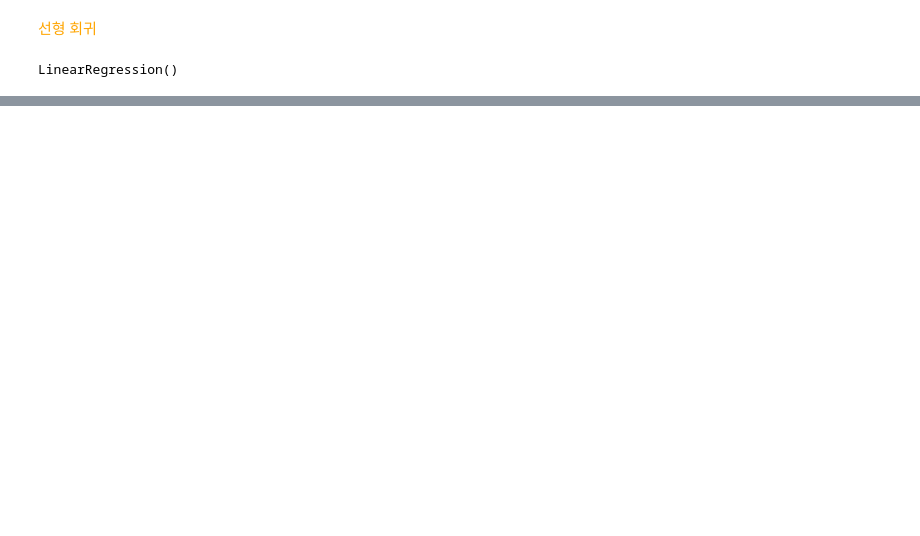
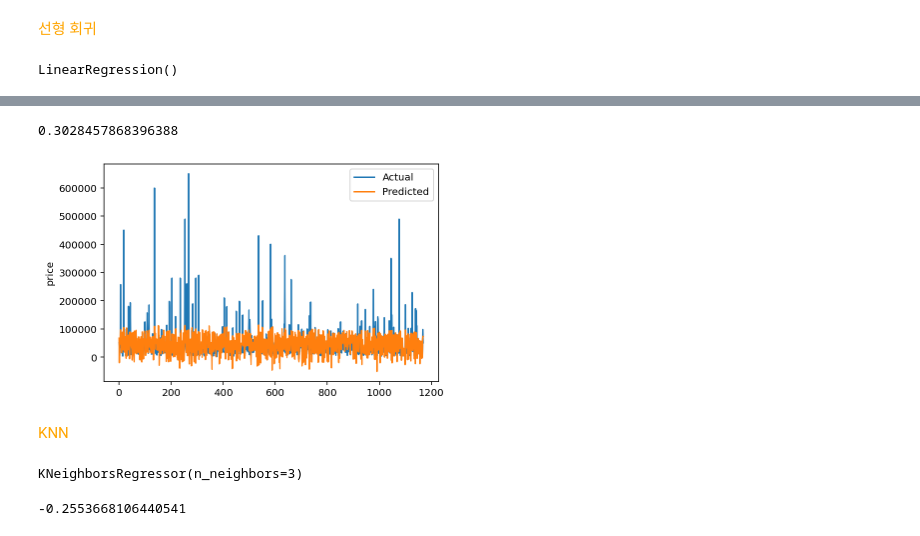
Before and after one commit to juddy7453/DataProcessing, a Jupyter notebook: Used_Car_Price_Prediction.ipynb, the cells around one changed output, grey strips where cells are left out. Drawn from its saved outputs; the diff is of its cells as text; code cells hidden in the pictures; blank space fills up the shorter version.

```diff
--- a/Used_Car_Price_Prediction.ipynb
+++ b/Used_Car_Price_Prediction.ipynb
@@ -1223,0 +1149,15 @@ print(mean_absolute_error(y_test, y_pred))
+# %%
+print(r2_score(y_test, y_pred))
+# %% [output]
+0.3028457868396388
+# %%
+# 시각화
+plt.plot(y_test.values, label='Actual')
+plt.plot(y_pred, label='Predicted')
+plt.legend()
+plt.ylabel('price')
+plt.show()
+# %% [output]
+[figure, added]
+# %% [markdown]
+<span style='color:orange'> KNN </span>
@@ -1223,0 +1166,4 @@ print(mean_absolute_error(y_test, y_pred))
+# %%
+model.fit(x_train, y_train)
+# %% [output]
+KNeighborsRegressor(n_neighbors=3)
@@ -1223,0 +1172,4 @@ print(mean_absolute_error(y_test, y_pred))
+# %%
+print(r2_score(y_test, y_pred))
+# %% [output]
+-0.2553668106440541
```
Also changed, not shown: parts of 24 cells of this notebook.
